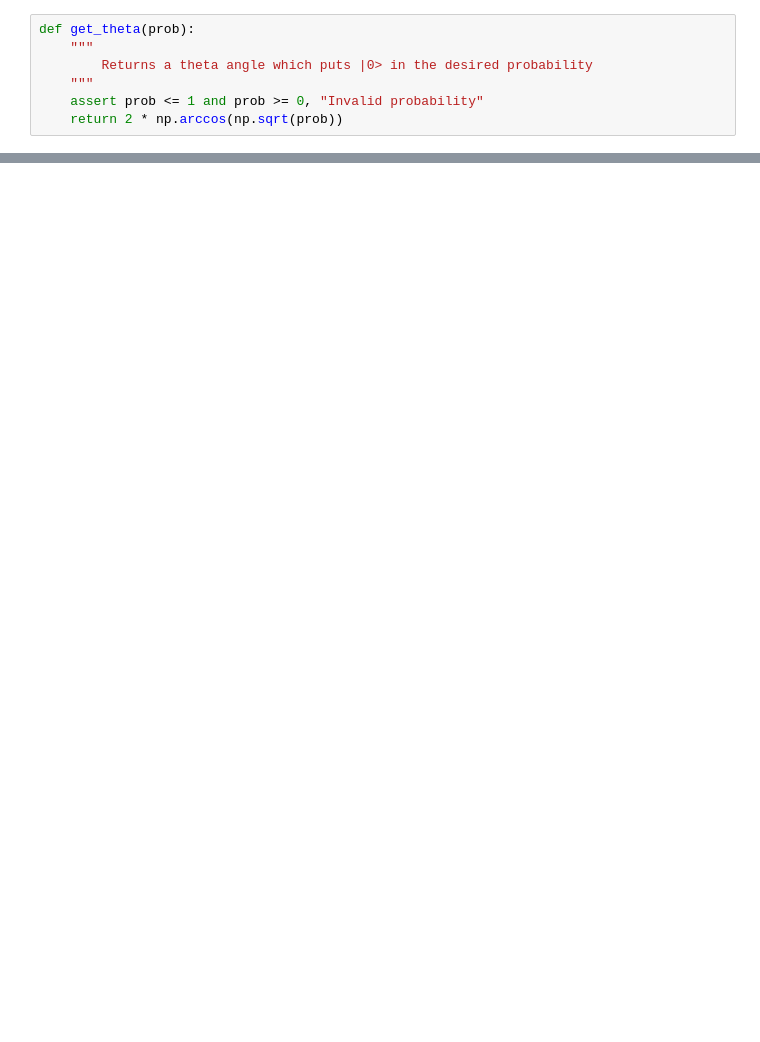
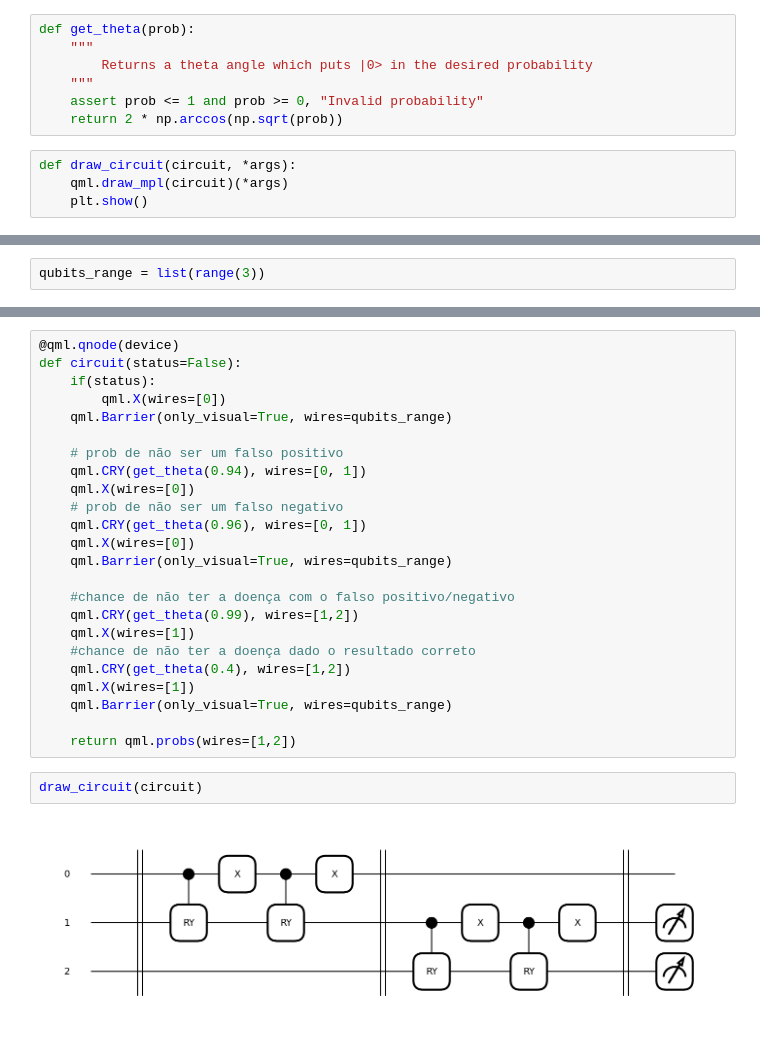
Before and after one commit to Dpbm/qml-course, a Jupyter notebook: PennyLane/Untitled.ipynb, the cells around one changed output, grey strips where cells are left out. Saved outputs shown, nothing was run; the diff lists cells and outputs as text; blank space fills up the shorter version.

```diff
--- a/PennyLane/Untitled.ipynb
+++ b/PennyLane/Untitled.ipynb
@@ -10,3 +13,7 @@ def get_theta(prob):
     """
     assert prob <= 1 and prob >= 0, "Invalid probability"
     return 2 * np.arccos(np.sqrt(prob))
+# %%
+def draw_circuit(circuit, *args):
+    qml.draw_mpl(circuit)(*args)
+    plt.show()
@@ -12,0 +35,2 @@ def get_theta(prob):
+# %%
+qubits_range = list(range(3))
@@ -12,0 +51,28 @@ def get_theta(prob):
+# %%
+@qml.qnode(device)
+def circuit(status=False):
+    if(status):
+        qml.X(wires=[0])
+    qml.Barrier(only_visual=True, wires=qubits_range)
+
+    # prob de não ser um falso positivo
+    qml.CRY(get_theta(0.94), wires=[0, 1])
+    qml.X(wires=[0])
+    # prob de não ser um falso negativo
+    qml.CRY(get_theta(0.96), wires=[0, 1])
+    qml.X(wires=[0])
+    qml.Barrier(only_visual=True, wires=qubits_range)
+
+    #chance de não ter a doença com o falso positivo/negativo
+    qml.CRY(get_theta(0.99), wires=[1,2])
+    qml.X(wires=[1])
+    #chance de não ter a doença dado o resultado correto
+    qml.CRY(get_theta(0.4), wires=[1,2])
+    qml.X(wires=[1])
+    qml.Barrier(only_visual=True, wires=qubits_range)
+
+    return qml.probs(wires=[1,2])
+# %%
+draw_circuit(circuit)
+# %% [output]
+[figure, added]
```
Also changed, not shown: parts of 18 cells of this notebook.
